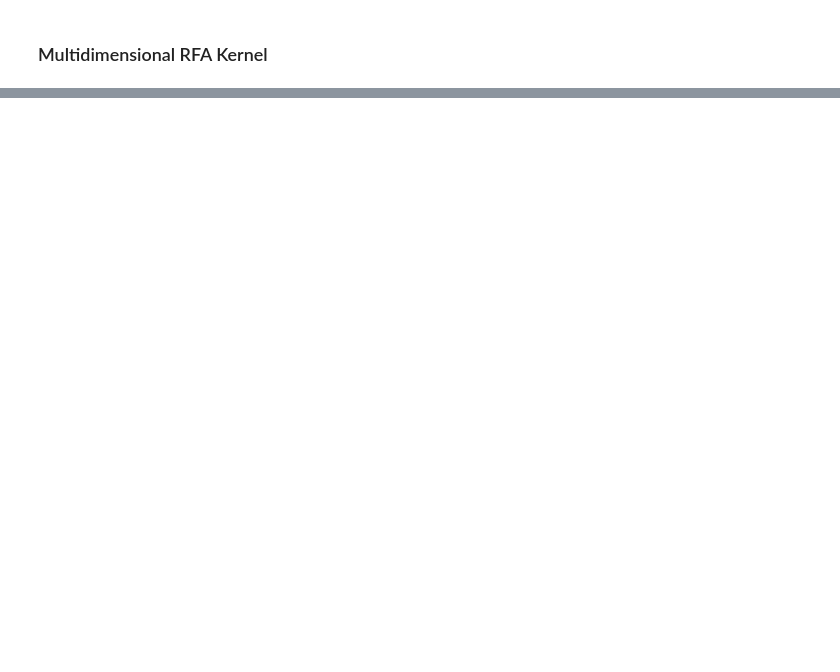
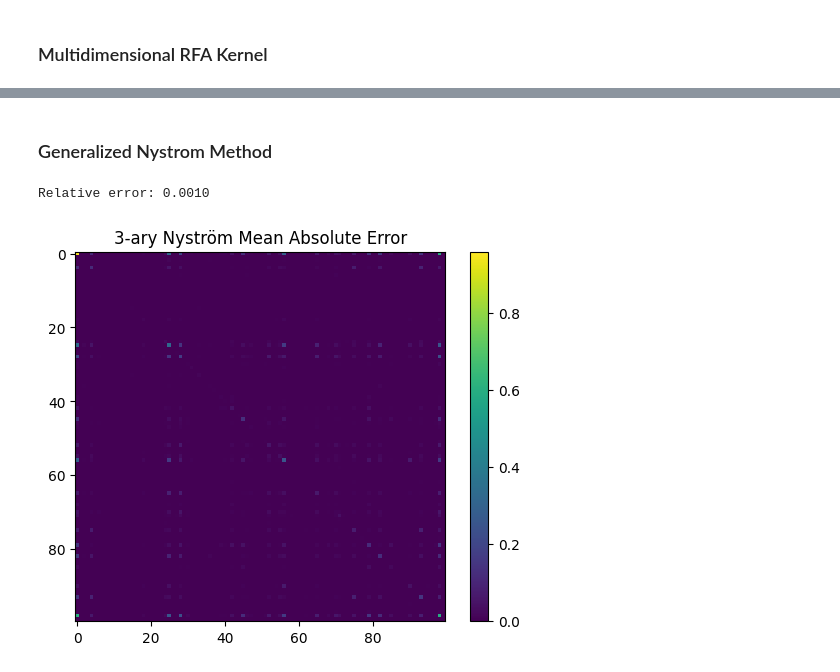
Before and after one commit to dani2442/dani2442_code, a Jupyter notebook: higher-order-attention/notebook.ipynb, the cells around one changed output, grey strips where cells are left out. Saved outputs shown, nothing was run; the diff lists cells and outputs as text; code cells hidden in the pictures; blank space fills up the shorter version.

```diff
--- a/higher-order-attention/notebook.ipynb
+++ b/higher-order-attention/notebook.ipynb
@@ -103,12 +106,12 @@ X = torch.randn(n, d)
 rbf = lambda X, Y: torch.exp(-0.5 * torch.cdist(X, Y)**2)
 
 # Nyström approximation
-Y = torch.randn(m, d)
-K_mm = rbf(Y, Y)
+C = torch.randn(m, d)
+K_mm = rbf(C, C)  # [m, m]
 eigvals, eigvecs = torch.linalg.eigh(K_mm)
 K_mm_inv_sqrt = eigvecs @ torch.diag(1/torch.sqrt(torch.clamp(eigvals, 1e-5))) @ eigvecs.T
 
-phi = K_mm_inv_sqrt @ rbf(X, Y).T  # [N, m]
+phi = K_mm_inv_sqrt @ rbf(X, C).T  # [N, m]
 K_approx = phi.T @ phi
 K_exact = rbf(X, X)
 
@@ -216,0 +122,34 @@ IndexError: Dimension out of range (expected to be in range of [-1, 0], but got
+# %% [markdown]
+### Generalized Nystrom Method
+# %%
+n, d = 10, 5 # Total data points and data dimension
+m = 10 # number of inducing points
+X = torch.randn(n, d)
+
+def K3(X, Y, Z):
+    dXY = torch.cdist(X, Y).square().unsqueeze(2)  # [x, y, 1]
+    dYZ = torch.cdist(Y, Z).square().unsqueeze(0)  # [1, y, z]
+    dZX = torch.cdist(X, Z).square().unsqueeze(1)  # [x, 1, z]
+    return torch.exp(-0.5 * (dXY + dYZ + dZX))
+
+# Nyström approximation
+C = torch.randn(m, d)
+K_mm = K3(C, C, C)  # [m, m, m]
+U, S, Vh = torch.linalg.svd(K_mm.view(m, m*m))
+K_mm_inv_sqrt = U @ F.pad(torch.diag_embed(1/torch.sqrt(S.clamp_min(1e-5))), (0, m*m - m)) @ Vh
+
+phi = K3(X, C, C).view(n, m*m) @ K_mm_inv_sqrt.T   # [N, m]
+K_approx = torch.einsum('ir, jr, kr->ijk', phi, phi, phi)
+K_exact = K3(X, X, X)
+
+error = torch.mean(torch.abs(K_exact - K_approx))
+print(f"Relative error: {error:.4f}")
+# %% [output]
+Relative error: 0.0010
+# %%
+plt.imshow(torch.abs(K_exact - K_approx)[0].detach().numpy())
+plt.colorbar()
+plt.title('3-ary Nyström Mean Absolute Error')
+plt.show()
+# %% [output]
+[figure, added]
```
Also changed, not shown: parts of 8 cells of this notebook, 2 other files.
